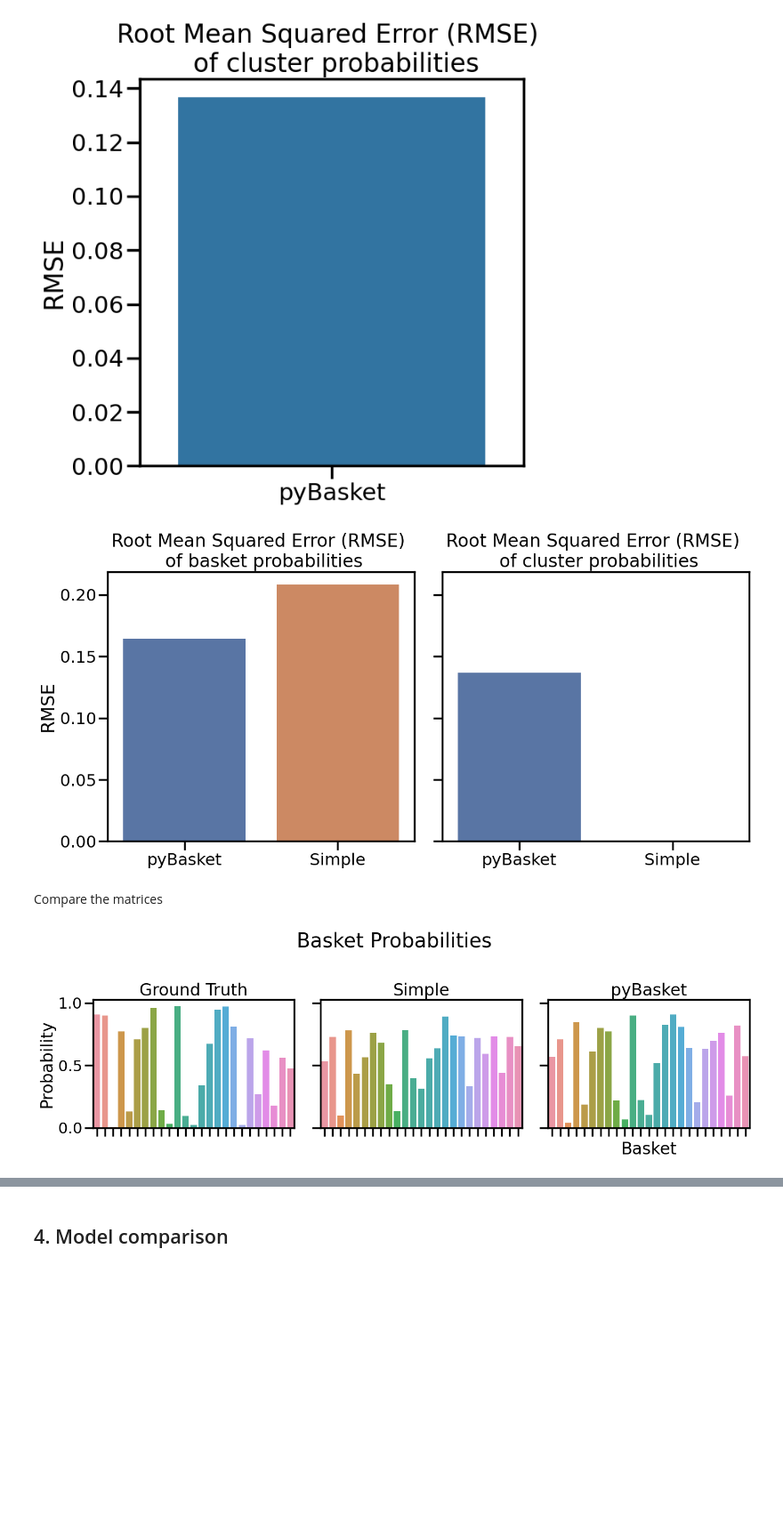
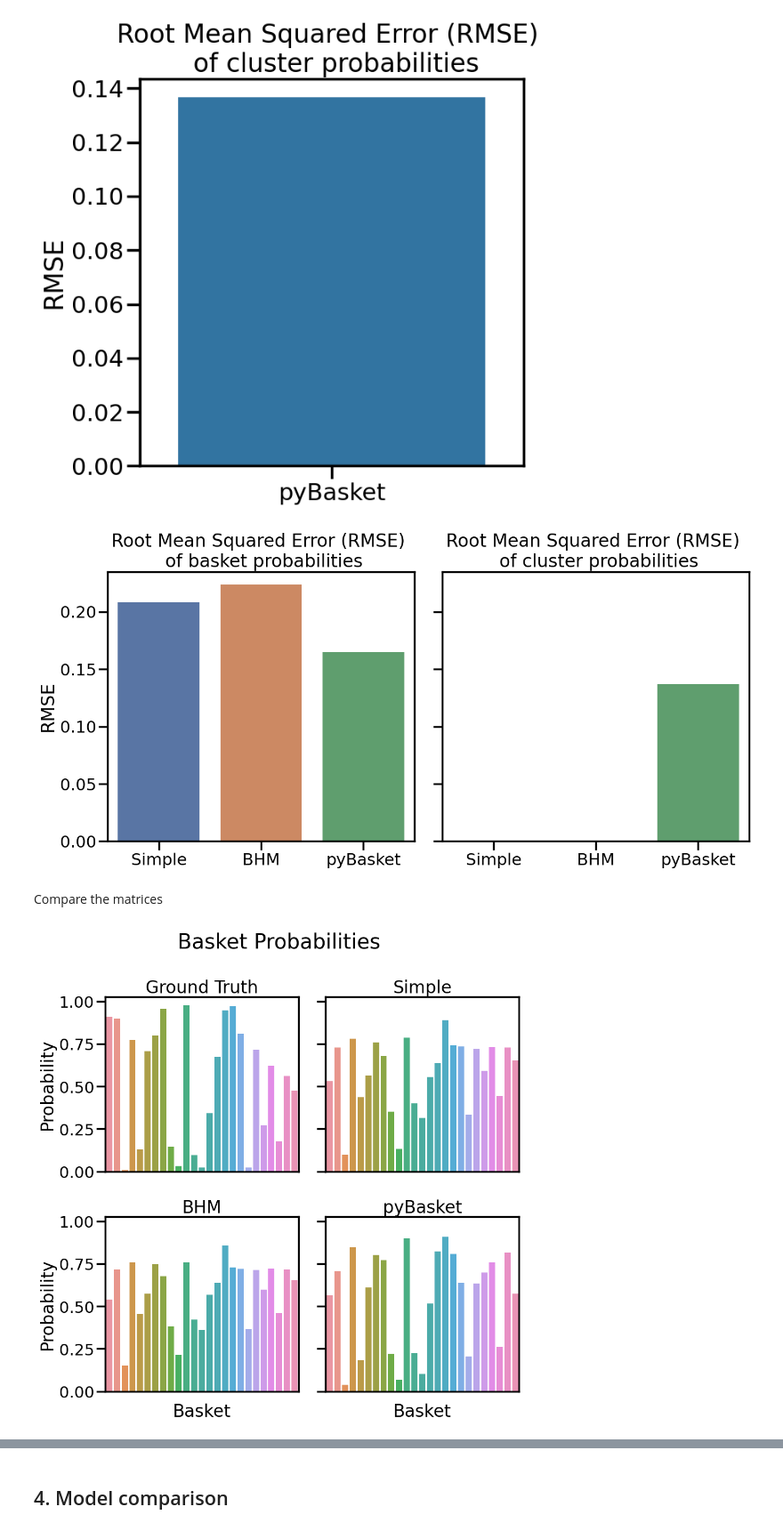
Before and after one commit to glasgowcompbio/pyBasket, a Jupyter notebook: paper/report_analysis_synthetic_cluster_10.ipynb, the cells around one changed output, grey strips where cells are left out. Shown at 89% size. Saved outputs shown, nothing was run; the diff lists cells and outputs as text; code cells hidden in the pictures; blank space fills up the shorter version.

```diff
--- a/paper/report_analysis_synthetic_cluster_10.ipynb
+++ b/paper/report_analysis_synthetic_cluster_10.ipynb
@@ -143,0 +147,3 @@ true_basket_p.shape, inferred_basket_p.shape, math.sqrt(mean_squared_error(true_
+# %%
+pivot_df = get_pivot_count_df(data_df)
+model_bhm = get_model_bhm(pivot_df)
@@ -143,0 +159,4 @@ true_basket_p.shape, inferred_basket_p.shape, math.sqrt(mean_squared_error(true_
+# %%
+with model_bhm:
+    trace_bhm = pm.sample(n_sample, tune=n_burn_in, idata_kwargs={'log_likelihood': True},
+                        target_accept=target_accept)
@@ -143,0 +195,2 @@ true_basket_p.shape, inferred_basket_p.shape, math.sqrt(mean_squared_error(true_
+# %%
+stacked_bhm = az.extract(trace_bhm)
@@ -229,13 +290,17 @@ predicted_basket_s = np.mean(stacked_s.basket_p.values, axis=1)
 predicted_basket_s_df = pd.DataFrame({'prob': predicted_basket_s, 'basket': range(len(predicted_basket_s))})
 rmse_s = math.sqrt(mean_squared_error(actual, predicted_basket_s))
 
+predicted_basket_bhm = np.mean(stacked_bhm.basket_p.values, axis=1)
+predicted_basket_bhm_df = pd.DataFrame({'prob': predicted_basket_bhm, 'basket': range(len(predicted_basket_bhm))})
+rmse_bhm = math.sqrt(mean_squared_error(actual, predicted_basket_bhm))
+
 predicted_basket_pyBasket = np.mean(stacked_pyBasket.basket_p.values, axis=1)
 predicted_basket_pyBasket_df = pd.DataFrame({'prob': predicted_basket_pyBasket, 'basket': range(len(predicted_basket_pyBasket))})
 rmse_pyBasket = math.sqrt(mean_squared_error(actual, predicted_basket_pyBasket))
 
 rmse_basket_p = pd.DataFrame({
-    'method': ['Simple', 'pyBasket'],
-    'RMSE': [rmse_s, rmse_pyBasket]
+    'method': ['Simple', 'BHM', 'pyBasket'],
+    'RMSE': [rmse_s, rmse_bhm, rmse_pyBasket]
 })
 rmse_basket_p
 # %% [output]
@@ -290,11 +356,7 @@ plt.savefig('results/report_rmse_cluster.png', dpi=300)
 # %% [output]
 [figure]
 # %%
-methods1 = rmse_basket_p['method'].unique()
-methods2 = rmse_cluster_p['method'].unique()
-
-# Get the union of methods from both dataframes
-all_methods = list(set().union(methods1, methods2))
+all_methods = ['Simple', 'BHM', 'pyBasket']
 
 # Create color palette for all methods
 colors = sns.color_palette("deep", len(all_methods))
@@ -316,31 +378,41 @@ ax2.set_ylabel(None)
 plt.tight_layout()
 plt.savefig('results/report_rmse_combined.png', dpi=300)
 # %% [output]
-[figure, old version]
+[figure, new version]
 # %% [markdown]
 Compare the matrices
 # %%
-fig, ax = plt.subplots(1, 3, figsize=(15, 5), sharex=True, sharey=True)
+fig, ax = plt.subplots(2, 2, figsize=(10, 10), sharex=True, sharey=True)
 
-sns.barplot(data=true_basket_df, x='basket', y='prob', ax=ax[0])
-ax[0].set_title('Ground Truth')
-ax[0].set_xlabel(None)
-ax[0].set_ylabel('Probability')
+# Ground Truth
+sns.barplot(data=true_basket_df, x='basket', y='prob', ax=ax[0, 0])
+ax[0, 0].set_title('Ground Truth')
+ax[0, 0].set_xlabel(None)
+ax[0, 0].set_ylabel('Probability')
 
-sns.barplot(data=predicted_basket_s_df, x='basket', y='prob', ax=ax[1])
-ax[1].set_title('Simple')
-ax[1].set_xlabel(None)
-ax[1].set_ylabel(None)
+# Simple
+sns.barplot(data=predicted_basket_s_df, x='basket', y='prob', ax=ax[0, 1])
+ax[0, 1].set_title('Simple')
+ax[0, 1].set_xlabel(None)
+ax[0, 1].set_ylabel(None)
 
-sns.barplot(data=predicted_basket_pyBasket_df, x='basket', y='prob', ax=ax[2])
-ax[2].set_title('pyBasket')
-ax[2].set_ylabel(None)
-ax[2].set_xticklabels([])
-ax[2].set_xlabel('Basket')
+# BHM
+sns.barplot(data=predicted_basket_bhm_df, x='basket', y='prob', ax=ax[1, 0])
+ax[1, 0].set_title('BHM')
+ax[1, 0].set_xlabel('Basket')
+ax[1, 0].set_ylabel('Probability')
+ax[1, 0].set_xticks([])  # Hide x-axis ticks
+
+# pyBasket
+sns.barplot(data=predicted_basket_pyBasket_df, x='basket', y='prob', ax=ax[1, 1])
+ax[1, 1].set_title('pyBasket')
+ax[1, 1].set_ylabel(None)
+ax[1, 1].set_xlabel('Basket')
+ax[1, 1].set_xticks([])  # Hide x-axis ticks
 
 plt.suptitle('Basket Probabilities')
 plt.tight_layout()
 plt.savefig('results/report_synthetic_10_basket_probs.png', dpi=300)
 # %% [output]
-[figure, old version]
+[figure, new version]
 # %%
```
Also changed, not shown: parts of 32 cells of this notebook, 1 other file.
